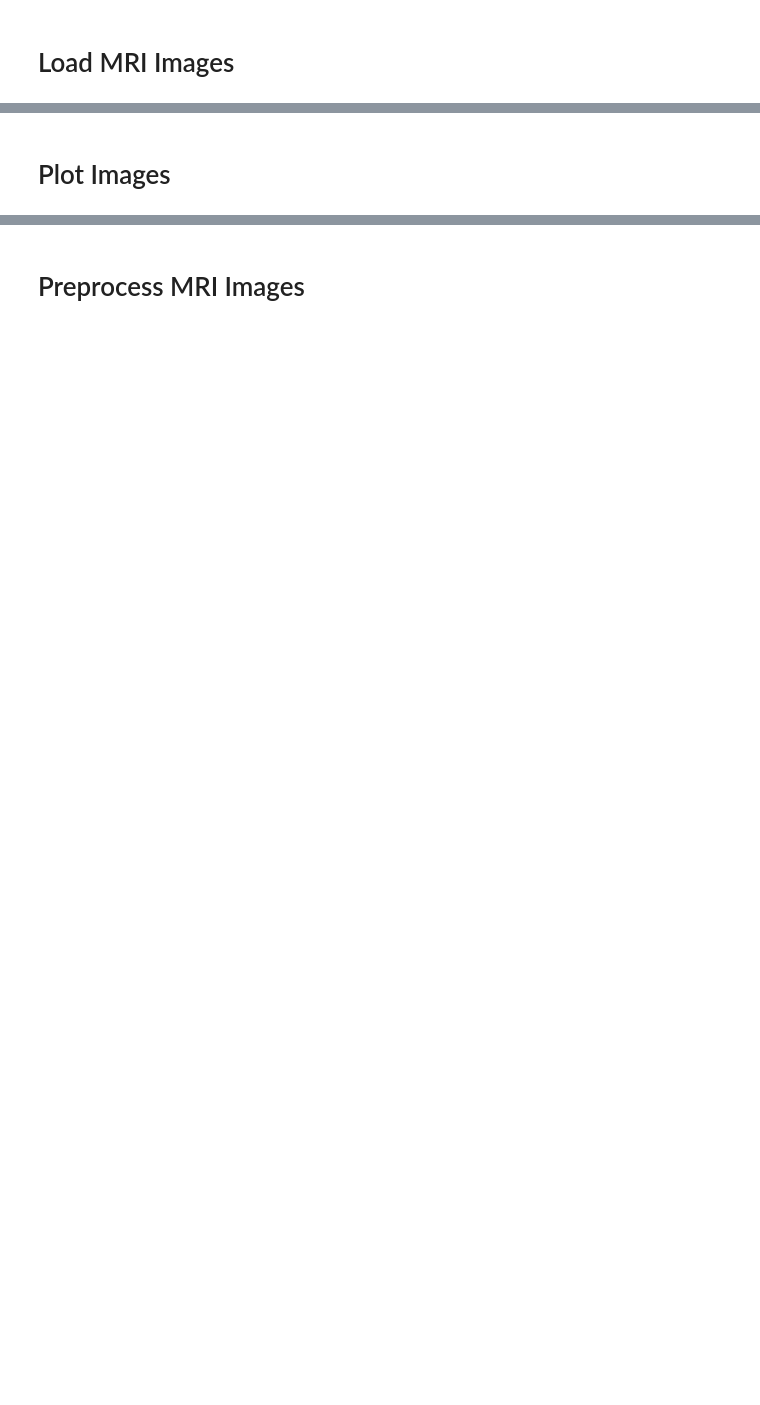
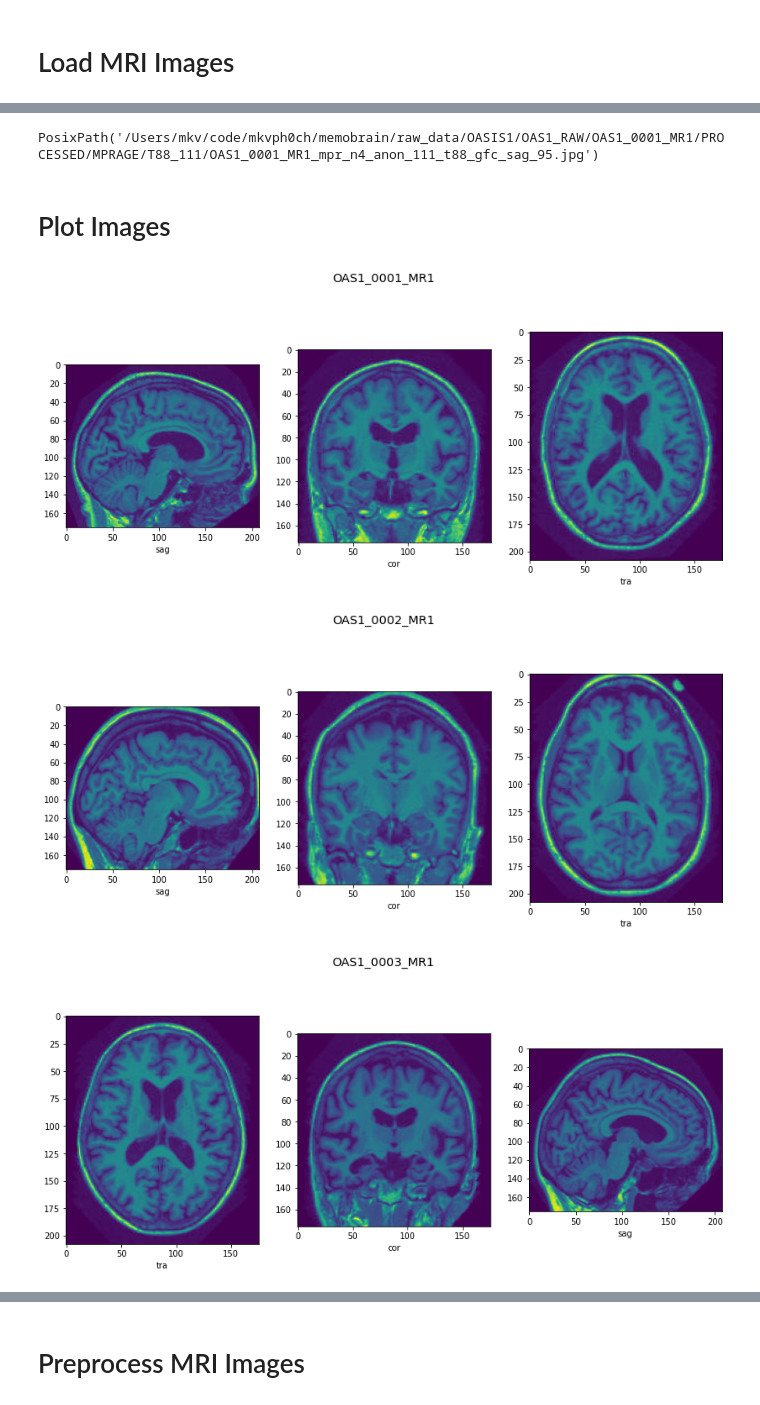
Before and after one commit to mkvph0ch/memobrain, a Jupyter notebook: notebooks/mkvph0ch_cnns.ipynb, the cells around one changed output, grey strips where cells are left out. Cells and saved outputs as stored; diff of their text form; code cells hidden in the pictures; blank space fills up the shorter version.

Commit message:
image loading & preprocessing

```diff
--- a/notebooks/mkvph0ch_cnns.ipynb
+++ b/notebooks/mkvph0ch_cnns.ipynb
@@ -24,0 +85,2 @@ diagnosis_qual={0.:'normal', 0.5:'AD', 1.:'AD', 2.:'AD' }
+# %%
+oas1_dia['CDR'] = oas1_dia['CDR'].apply(lambda x: binary_target(x))
@@ -26,3 +99,5 @@ diagnosis_qual={0.:'normal', 0.5:'AD', 1.:'AD', 2.:'AD' }
 # Load MRI Images
 # %%
 # find all Data, e.g. in OASIS 1
+local_path_oas1 = user_path.joinpath('raw_data/OASIS1/OAS1_RAW/')
+local_path_oas1
@@ -28,0 +106,18 @@ diagnosis_qual={0.:'normal', 0.5:'AD', 1.:'AD', 2.:'AD' }
+# %%
+def find_files_specific(file_ext, list_dirs, cpath):
+    '''find all processed images with {file_ext} in {cpath} which are in list_dirs
+    file_ext: str
+    cpath: str
+    '''
+    # join all path
+    all_paths = []
+    for item in list(oas1_dia['ID']):
+        all_paths.append(local_path_oas1.joinpath(item).joinpath('PROCESSED/MPRAGE/T88_111/'))
+
+    all_jpgs = []
+
+    for file_path in all_paths:
+        for jpg_path in file_path.glob(f"*_t88_gfc_*.{file_ext}"):
+            all_jpgs.append(jpg_path)
+
+    return all_jpgs
@@ -28,0 +130,4 @@ diagnosis_qual={0.:'normal', 0.5:'AD', 1.:'AD', 2.:'AD' }
+# %%
+# load specific jpgs in OASIS1
+oasis1_sp_jpg_paths = find_files_specific('jpg', list_dirs=list(oas1_dia['ID']), cpath=str(local_path_oas1))
+len(oasis1_sp_jpg_paths)
@@ -29,2 +142,27 @@ diagnosis_qual={0.:'normal', 0.5:'AD', 1.:'AD', 2.:'AD' }
+# %%
+oasis1_sp_jpg_paths[0]#.joinpath('/code/data/')
+# %% [output]
+PosixPath('/Users/mkv/code/mkvph0ch/memobrain/raw_data/OASIS1/OAS1_RAW/OAS1_0001_MR1/PROCESSED/MPRAGE/T88_111/OAS1_0001_MR1_mpr_n4_anon_111_t88_gfc_sag_95.jpg')
 # %% [markdown]
 # Plot Images
+# %%
+for i in range(0, 15, 3):
+    img_01 = plt.imread(oasis1_sp_jpg_paths[i])
+    img_02 = plt.imread(oasis1_sp_jpg_paths[i+1])
+    img_03 = plt.imread(oasis1_sp_jpg_paths[i+2])
+
+    fig, axs = plt.subplots(1,3, figsize=(14, 6))
+    fig.suptitle(str(oasis1_sp_jpg_paths[i].parent).split('/')[-4], fontsize='x-large')
+
+    axs[0].imshow(img_01)
+    axs[0].set_xlabel(oasis1_sp_jpg_paths[i].stem.split('_')[-2])
+
+    axs[1].imshow(img_02)
+    axs[1].set_xlabel(oasis1_sp_jpg_paths[i+1].stem.split('_')[-2])
+
+    axs[2].imshow(img_03)
+    axs[2].set_xlabel(oasis1_sp_jpg_paths[i+2].stem.split('_')[-2])
+# %% [output]
+[figure, added]
+[figure, added]
+[figure, added]
```
Also changed, not shown: parts of 25 cells of this notebook, 1 other file.
